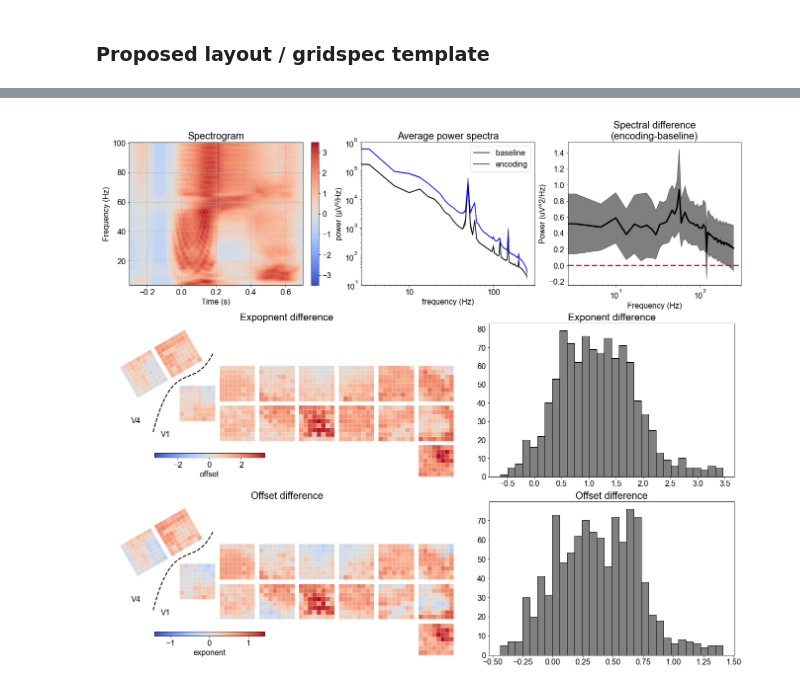
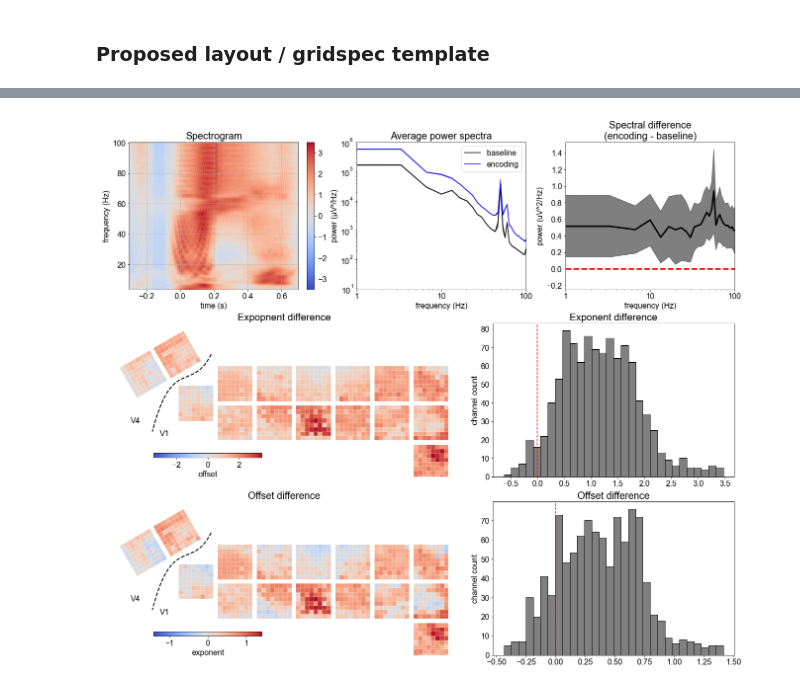
Before and after one commit to voytekresearch/v1_v4_1024_elec, a Jupyter notebook: notebooks/sfn_2024/panel_6.ipynb, the cells around one changed output, grey strips where cells are left out. Saved outputs shown, nothing was run; the diff lists cells and outputs as text; code cells hidden in the pictures.

Commit message:
plot appearance
psd plots: adjust x labels and limits
hist: add ylabel, annotate zero

```diff
--- a/notebooks/sfn_2024/panel_6.ipynb
+++ b/notebooks/sfn_2024/panel_6.ipynb
@@ -216,21 +216,26 @@ ax_e.set_title("Exponent difference")
 ax_f.set_title("Offset difference")
 ax_g.set_title("Offset difference")
 
-# plot spectrogram ------------
+# plot spectrogram -------------------------------------------------------------
 data_in = np.load(f"{EXTERNAL_PATH}\data\lfp\lfp_tfr\sessions\L_SNR_250717_lfp.npz")
 tfr, time = preprocess_tfr(data_in['spectrogram'], data_in['time'])
 plot_evoked_tfr(tfr, data_in['freq'], time, ax=ax_a, fig=fig)
 
-# plot average power spectra & spectral difference ------------
+# plot average power spectra & spectral difference -----------------------------
 data = np.load(f"{EXTERNAL_PATH}/data/lfp/lfp_psd/{session}_spectra.npz")
 spectra_pre = np.nanmean(data['spectra_pre'], axis=0)
 spectra_post = np.nanmean(data['spectra_post'], axis=0)
 psd_diff = np.log10(spectra_post) - np.log10(spectra_pre)
-plot_spectra_2conditions(spectra_pre, spectra_post,
-                                    data['freq'], ax=ax_b)
+plot_spectra_2conditions(spectra_pre, spectra_post, data['freq'], ax=ax_b)
+
+# plot spectral difference
 plot_psd_diff(data['freq'], psd_diff, ax=ax_c)
 ax_c.set_title("Spectral difference\n(encoding - baseline)")
 
+# adjust axes
+for ax in [ax_b, ax_c]:
+    ax.set_xlim([0, 100])
+    ax.set_xticks([1, 10, 100], ['1', '10', '100'])
 
 # plot subplot d-g: schematic and histogram for offset and exponent ------------
 odml_path = f"{EXTERNAL_PATH}/V1_v4_1024_electrode_resting_state_data/data/{session}/metadata_{session}.odml"
@@ -252,6 +257,8 @@ for var, ax_schem, ax_hist in zip(['offset', 'exponent'],
 
     # plot histogram
     ax_hist.hist(diff, bins=30, color='gray', edgecolor='k')
+    ax_hist.axvline(0, color='r', linestyle='--')
+    ax_hist.set_ylabel('channel count')
 
 # save figure
 plt.savefig(f'{dir_out}/panel_6.png')
@@ -262,4 +273,4 @@ warning[None:5:<{http://www.w3.org/1999/xsl/transform}stylesheet>]: Invalid elem
 warning[None:5:<{http://www.w3.org/1999/xsl/transform}stylesheet>]: Invalid element <{http://www.w3.org/1999/xsl/transform}stylesheet> inside <odML> tag
  (line 5)
 warning[None:5:<{http://www.w3.org/1999/xsl/transform}stylesheet>]: Invalid element <{http://www.w3.org/1999/xsl/transform}stylesheet> in odML document section <odML>  (line 5)
-[figure, old version]
+[figure, new version]
```
Also changed, not shown: parts of 1 cell of this notebook.
